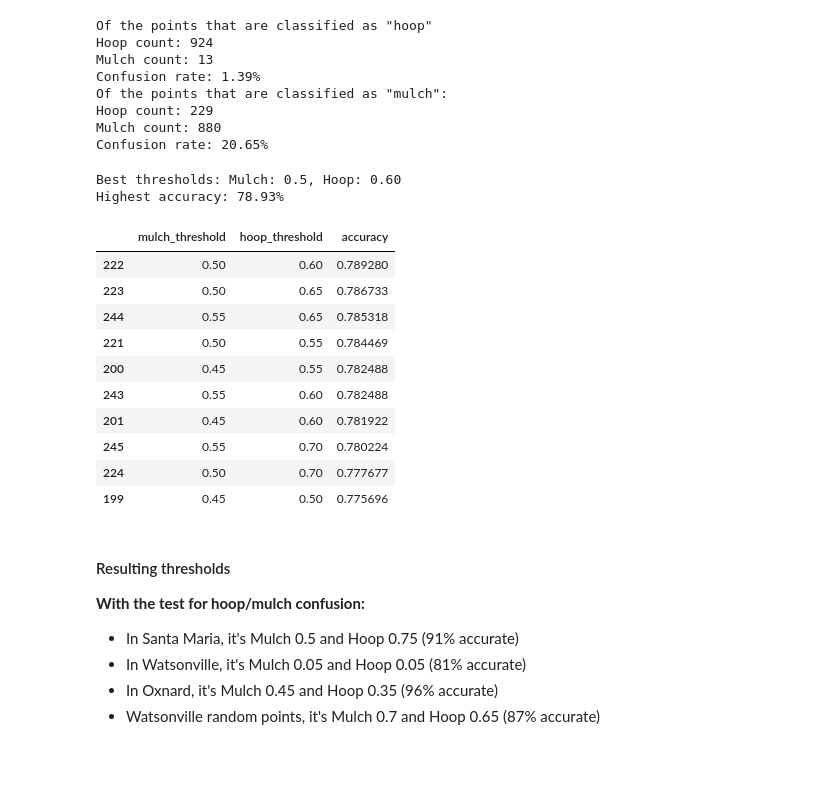
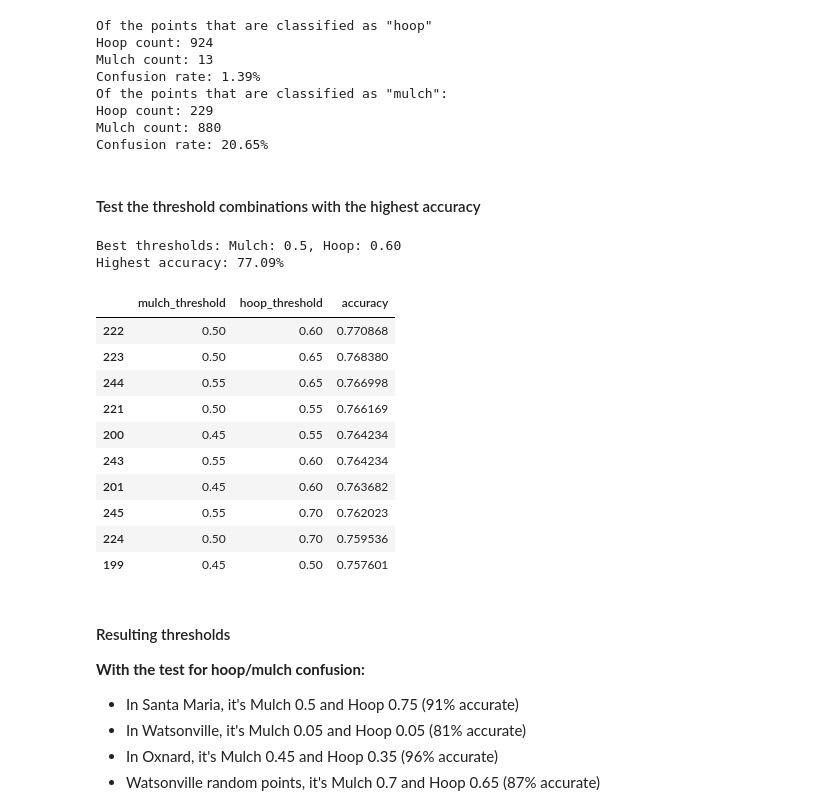
Before and after one commit to tnc-ca-geo/rs-ag-plastics, a Jupyter notebook: AT_threshold_determination.ipynb, the cells around one changed output. Drawn from its saved outputs; the diff is of its cells as text; code cells hidden in the pictures; blank space fills up the shorter version.

```diff
--- a/AT_threshold_determination.ipynb
+++ b/AT_threshold_determination.ipynb
@@ -9,5 +14,6 @@ import numpy as np
 # %%
-# import datasetstrain_path = "N:/OCEANS_Program/Plastics/Agricultural_Plastics/Validated Training Data/"
+# import datasets
+train_path = "N:/OCEANS_Program/Plastics/Agricultural_Plastics/Validated Training Data/"
 wv_csv = train_path + 'Watsonville_val_BM_P95.csv'
 ox_csv = train_path + 'Oxnard_all_P95.csv'
 sm_csv = train_path + 'SantaMaria_val_o_P95.csv'
@@ -69,0 +64,7 @@ Number of rows: 4091
+# %%
+print(f"Number of rows: {data.shape[0]}")
+data.head()
+data.dropna(subset=['hoop'], inplace=True)
+print(f"Number of rows after removing null values: {data.shape[0]}")
+# print(f"Number of rows with null values in 'hoop' column: {data['hoop'].isnull().sum()}")
+# print(f"Number of rows with null values in 'mulch' column: {data['mulch'].isnull().sum()}")
@@ -110,12 +114,14 @@ Of the points that are classified as "mulch":
 Hoop count: 229
 Mulch count: 880
 Confusion rate: 20.65%
+# %% [markdown]
+#### Test the threshold combinations with the highest accuracy
 # %%
 # Function to calculate the accuracy for given thresholds based on our rules
 def calculate_accuracy(thresholds, data):
     mulch_threshold, hoop_threshold = thresholds
     correct_classifications = 0
-    other_weight = 0.7 # between 0 and 1
+    other_weight = 1 # between 0 and 1
 
     for _, row in data.iterrows():
         #
@@ -130,47 +136,49 @@ def calculate_accuracy(thresholds, data):
             correct_classifications += 1
         elif row['Type'] == 'other' and row['mulch'] < mulch_threshold and row['hoop'] < hoop_threshold:
             correct_classifications += 1
-    other_count = data[data['Type'] == 'other'].shape[0]
-    subtract = other_count * (1 - other_weight)
-    return correct_classifications / (len(data) - subtract)
+    return correct_classifications / len(data)
+    #         correct_classifications += other_weight
+    # other_count = data[data['Type'] == 'other'].shape[0]
+    # subtract = other_count * (1 - other_weight)
+    # return correct_classifications / (len(data) - subtract)
 
 # Define the range of thresholds to test
 thresholds_range = np.arange(0.0, 1.05, 0.05)
 
 # Initialize variables to store the best thresholds and highest accuracy
 best_thresholds = (0, 0)
 highest_accuracy = 0
 accuracy_table = pd.DataFrame(columns=['mulch_threshold', 'hoop_threshold', 'accuracy'])
 
 # Iterate over all possible combinations of thresholds
 for mulch_threshold in thresholds_range:
     for hoop_threshold in thresholds_range:
         accuracy = calculate_accuracy((mulch_threshold, hoop_threshold), data)
         if accuracy > highest_accuracy:
             highest_accuracy = accuracy
             best_thresholds = (mulch_threshold, hoop_threshold)
         accuracy_row = pd.DataFrame({'mulch_threshold': [mulch_threshold], 'hoop_threshold': [hoop_threshold], 'accuracy': [accuracy]})
         accuracy_table = pd.concat([accuracy_table, accuracy_row], ignore_index=True)
 
 print(f"Best thresholds: Mulch: {best_thresholds[0]}, Hoop: {best_thresholds[1]:.2f}")
 print(f"Highest accuracy: {highest_accuracy*100:.2f}%")
 # Sort the accuracy table by highest accuracy first
 accuracy_table = accuracy_table.sort_values(by='accuracy', ascending=False)
 display(accuracy_table.head(10))
 # %% [output]
 Best thresholds: Mulch: 0.5, Hoop: 0.60
-Highest accuracy: 78.93%
+Highest accuracy: 77.09%
 |  | mulch_threshold | hoop_threshold | accuracy |
-| 222 | 0.50 | 0.60 | 0.789280 |
-| 223 | 0.50 | 0.65 | 0.786733 |
-| 244 | 0.55 | 0.65 | 0.785318 |
-| 221 | 0.50 | 0.55 | 0.784469 |
-| 200 | 0.45 | 0.55 | 0.782488 |
-| 243 | 0.55 | 0.60 | 0.782488 |
-| 201 | 0.45 | 0.60 | 0.781922 |
-| 245 | 0.55 | 0.70 | 0.780224 |
-| 224 | 0.50 | 0.70 | 0.777677 |
-| 199 | 0.45 | 0.50 | 0.775696 |
+| 222 | 0.50 | 0.60 | 0.770868 |
+| 223 | 0.50 | 0.65 | 0.768380 |
+| 244 | 0.55 | 0.65 | 0.766998 |
+| 221 | 0.50 | 0.55 | 0.766169 |
+| 200 | 0.45 | 0.55 | 0.764234 |
+| 243 | 0.55 | 0.60 | 0.764234 |
+| 201 | 0.45 | 0.60 | 0.763682 |
+| 245 | 0.55 | 0.70 | 0.762023 |
+| 224 | 0.50 | 0.70 | 0.759536 |
+| 199 | 0.45 | 0.50 | 0.757601 |
 # %% [markdown]
 #### Resulting thresholds
 
```
Also changed, not shown: parts of 10 cells of this notebook.
